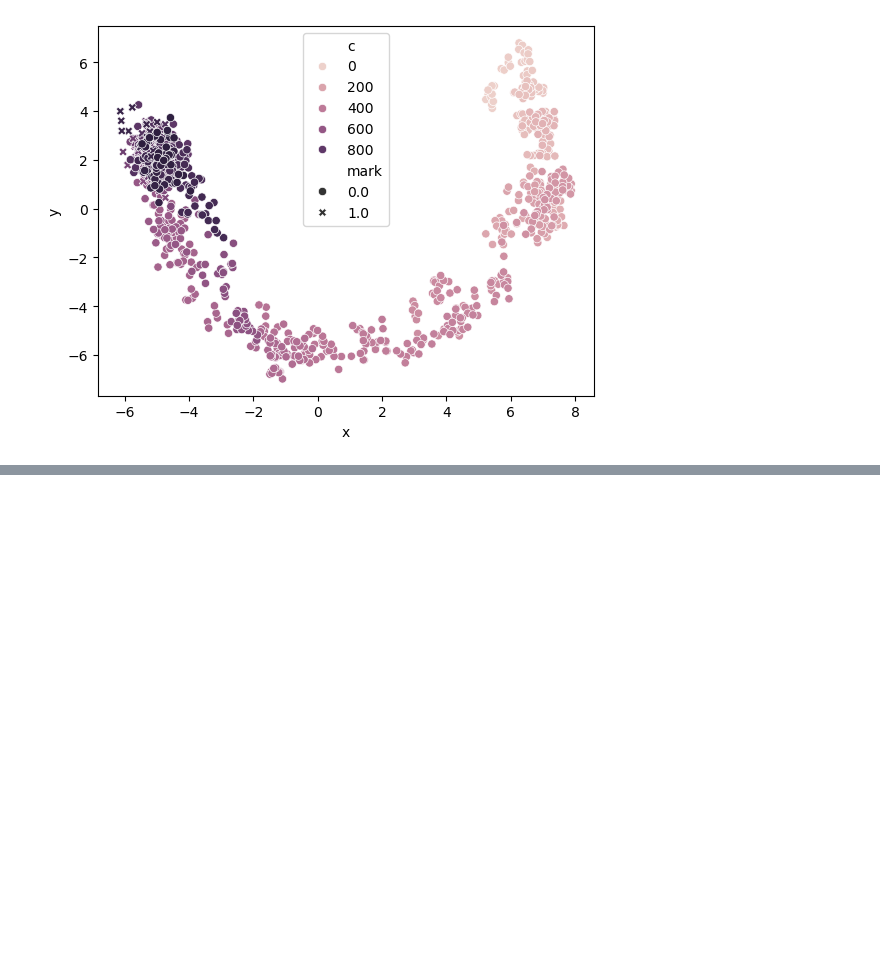
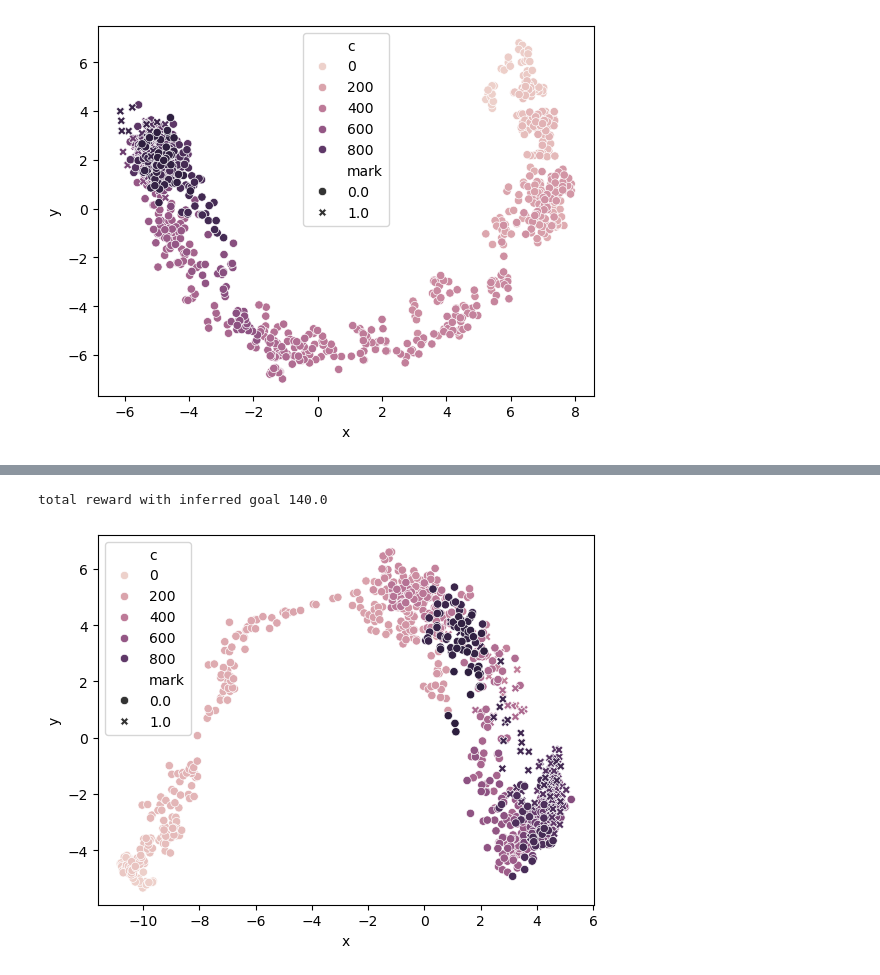
Before and after one commit to kwantlin/JaxGCRL, a Jupyter notebook: notebooks/visualize-copy.ipynb, the cells around one changed output, grey strips where cells are left out. Cells and saved outputs as stored; diff of their text form; code cells hidden in the pictures; blank space fills up the shorter version.

Commit message:
crl-irl baseline: last state is goal

```diff
--- a/notebooks/visualize-copy.ipynb
+++ b/notebooks/visualize-copy.ipynb
@@ -128,0 +137,2 @@ total reward 118.0
+# %%
+jit_env_reset_with_target = jax.jit(env.reset_with_target)
@@ -128,0 +187,15 @@ total reward 118.0
+# %%
+TRAJECTORY_TO_DRAW = 0
+
+infer_raw_observations = np.array([state.obs for (state, _) in infer_trajectories[TRAJECTORY_TO_DRAW]])
+infer_actions = np.array([act for (_, act) in infer_trajectories[TRAJECTORY_TO_DRAW]])
+
+infer_observations = infer_raw_observations[:, :obs_size]
+print("inferred goal", infer_observations[:, -2:])
+
+encoded_sa = sa_encoder(jp.concatenate((infer_observations[:, :-2], infer_actions), axis = 1))
+encoded_g = g_encoder(infer_observations[:, -2:])
+print("encoded sa", encoded_sa.shape)
+print(encoded_g.shape)
+# encoded_sag = jp.concatenate((encoded_sa, encoded_g[:1,:]), axis = 0)
+# print("encoded-sag", encoded_sag.shape)
@@ -128,0 +212,29 @@ total reward 118.0
+# %%
+scaled_encodings = StandardScaler().fit_transform(encoded_sa)
+features = PCA(n_components=2).fit_transform(scaled_encodings)
+# %%
+# Make Figure
+x = features[:,0]
+y = features[:,1]
+c = np.arange(0, 1000)
+mark = infer_rewards[TRAJECTORY_TO_DRAW]
+# print(mark)
+df = pd.DataFrame({'x':x,'y':y,'c':c, 'mark':mark})
+scatter_plot = sns.scatterplot(data = df, x='x', y='y', hue='c', style='mark')
+
+scatter_fig = scatter_plot.get_figure()
+scatter_fig.savefig('scatterplot_inferred_goal.png')
+
+# fig = swarm_plot.get_figure()
+# fig.savefig("out.png")
+
+# plt.scatter(features[:1000,0], features[:1000,1], c=np.arange(0, 1000))
+# # plt.scatter(features[1000:,0], features[1000:,1], c='0')
+# plt.colorbar(label="timestep")
+# plt.title(f"Trajectory{TRAJECTORY_TO_DRAW} (s,a) embeddings, {args.env_name}, {CKPT_NAME}")
+# plt.savefig("pca.png")
+
+print("total reward with inferred goal", np.sum(infer_rewards[TRAJECTORY_TO_DRAW]))
+# %% [output]
+total reward with inferred goal 140.0
+[figure, added]
```
Also changed, not shown: parts of 6 cells of this notebook, 6 other files.
